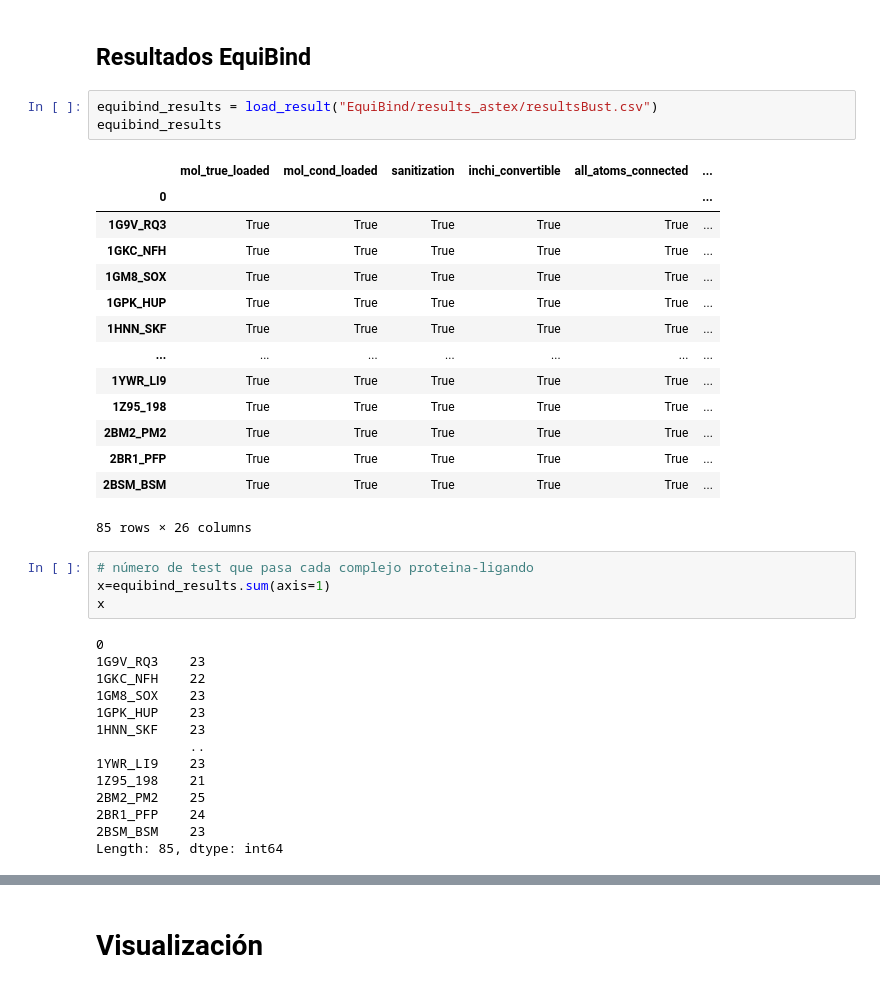
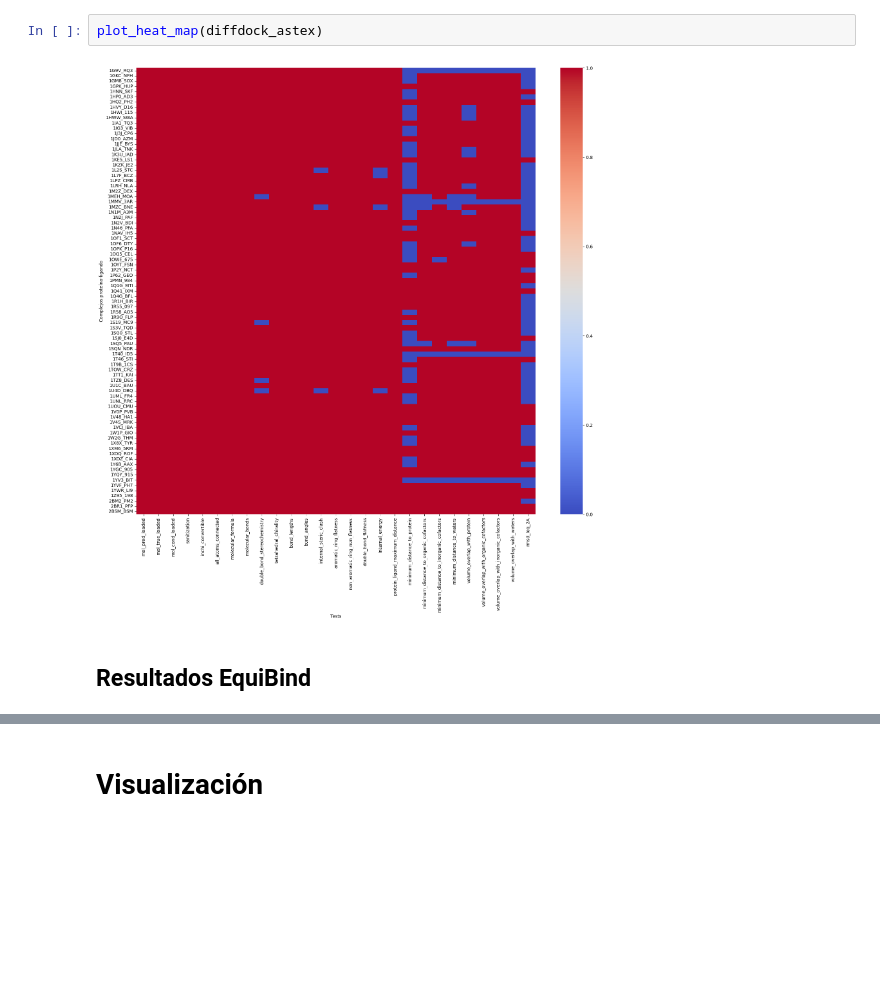
Before and after one commit to rgCarmen/docking, a Jupyter notebook: analysisResults.ipynb, the cells around one changed output, grey strips where cells are left out. Saved outputs shown, nothing was run; the diff lists cells and outputs as text; blank space fills up the shorter version.

```diff
--- a/analysisResults.ipynb
+++ b/analysisResults.ipynb
@@ -41,38 +114,6 @@ def load_result(path_file:str):
+# %%
+plot_heat_map(diffdock_astex)
+# %% [output]
+[figure, added]
 # %% [markdown]
 ## Resultados EquiBind
-# %%
-equibind_results = load_result("EquiBind/results_astex/resultsBust.csv")
-equibind_results
-# %% [output]
-|  | mol_true_loaded | mol_cond_loaded | sanitization | inchi_convertible | all_atoms_connected | ... |
-| 0 |  |  |  |  |  | ... |
-| 1G9V_RQ3 | True | True | True | True | True | ... |
-| 1GKC_NFH | True | True | True | True | True | ... |
-| 1GM8_SOX | True | True | True | True | True | ... |
-| 1GPK_HUP | True | True | True | True | True | ... |
-| 1HNN_SKF | True | True | True | True | True | ... |
-| ... | ... | ... | ... | ... | ... | ... |
-| 1YWR_LI9 | True | True | True | True | True | ... |
-| 1Z95_198 | True | True | True | True | True | ... |
-| 2BM2_PM2 | True | True | True | True | True | ... |
-| 2BR1_PFP | True | True | True | True | True | ... |
-| 2BSM_BSM | True | True | True | True | True | ... |
-85 rows × 26 columns
-# %%
-# número de test que pasa cada complejo proteina-ligando
-x=equibind_results.sum(axis=1)
-x
-# %% [output]
-0
-1G9V_RQ3    23
-1GKC_NFH    22
-1GM8_SOX    23
-1GPK_HUP    23
-1HNN_SKF    23
-            ..
-1YWR_LI9    23
-1Z95_198    21
-2BM2_PM2    25
-2BR1_PFP    24
-2BSM_BSM    23
-Length: 85, dtype: int64
```
Also changed, not shown: parts of 52 cells of this notebook, 10 other files.
